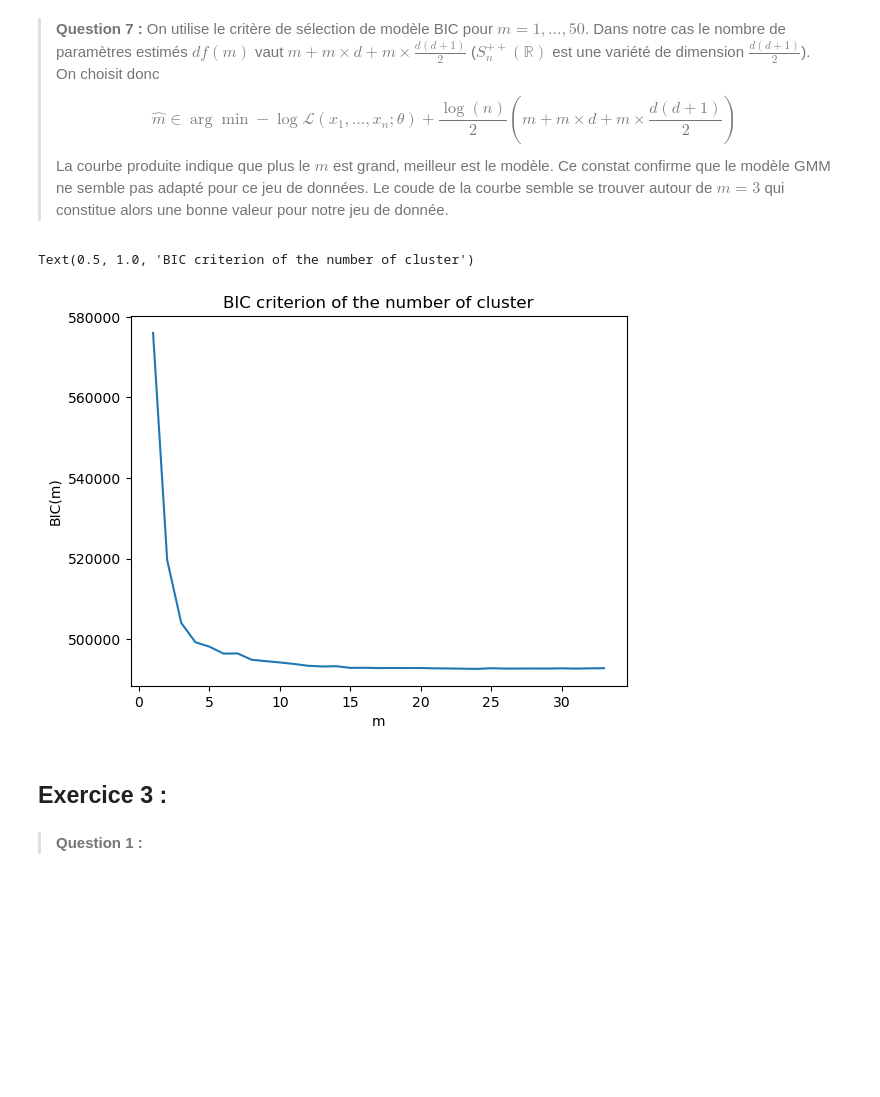
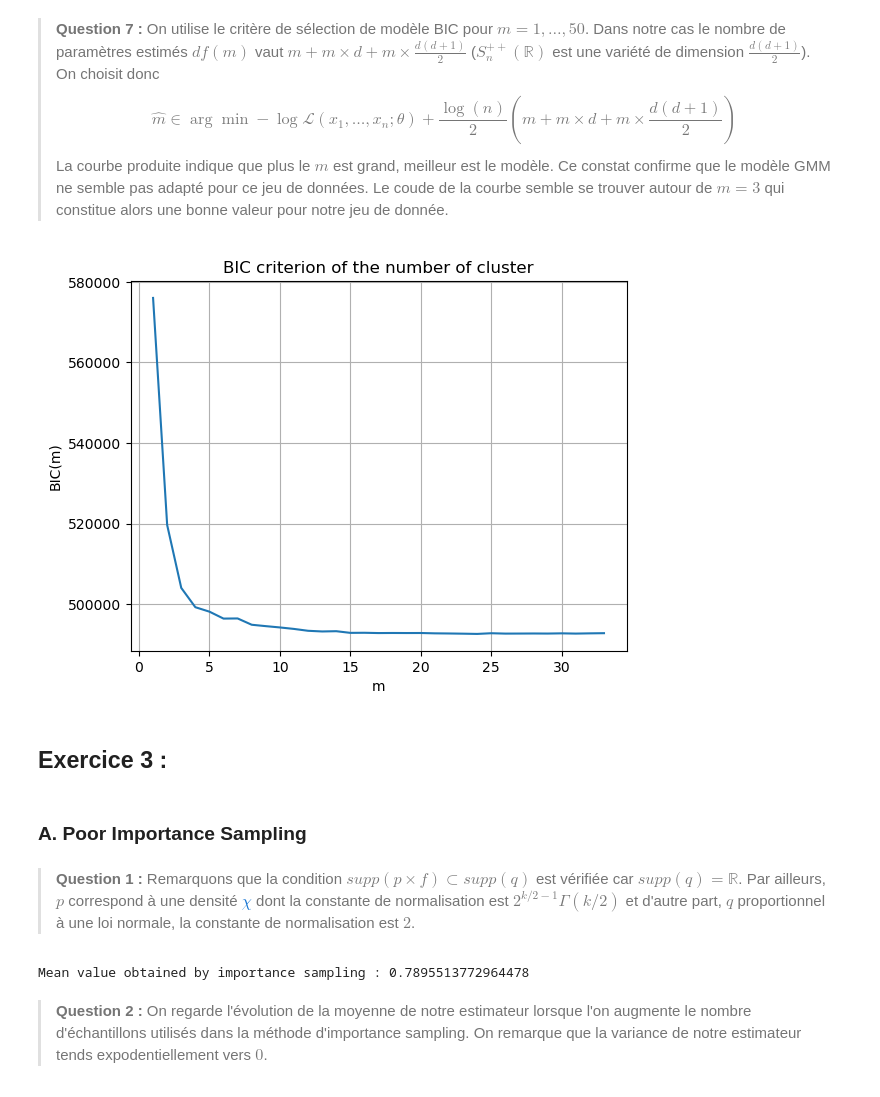
Before and after one commit to abelmaxv/TP-Comp-Stats, a Jupyter notebook: TP2/TP2.ipynb, the cells around one changed output. Drawn from its saved outputs; the diff is of its cells as text; code cells hidden in the pictures; blank space fills up the shorter version.

```diff
--- a/TP2/TP2.ipynb
+++ b/TP2/TP2.ipynb
@@ -73,7 +75,7 @@ où $\mathcal{N}(x | \mu, \Sigma)$ désigne la densité de la loi normale $\math
 # %% [markdown]
 >**Question 2 :**
 # %%
-def sample_GMM(alphas : jnp.ndarray, means : jnp.ndarray, covs: jnp.ndarray, key : jr.PRNGKey) -> jnp.ndarray :
+def sample_GMM(alphas, means, covs, key):
     key1, key2 = jr.split(key)
     m = len(alphas)
     idx = sample_finite(jnp.arange(0,m), alphas, key1)
@@ -263,7 +260,7 @@ On montre en annexe 2 de cette question que les hypothèses de convergence de l'
 # %% [markdown]
 >Dans la suite, on implémente l'algorithme EM et on le teste sur notre jeu de données synthétique. On remarque qu'il est important d'imposer une condition initiale non symétrique par permutation de l'indice $j$, sinon les mises à jour des paramètres restent indépendants de $j$.
 # %%
-def em_GMM(xs : jnp.ndarray, alphas_0 : jnp.ndarray, means_0 : jnp.ndarray, covs_0 : jnp.ndarray, n_iter : int) -> jnp.ndarray:
+def em_GMM(xs, alphas_0, means_0, covs_0, n_iter):
 
     n = xs.shape[0]
 
@@ -513,12 +510,14 @@ for m in tqdm(range(1,51)):
 # %%
 plt.plot(ms, bics)
 plt.xlabel("m")
 plt.ylabel("BIC(m)")
 plt.title("BIC criterion of the number of cluster")
+plt.grid(True)
 # %% [output]
-Text(0.5, 1.0, 'BIC criterion of the number of cluster')
-[figure, old version]
+[figure, new version]
 # %% [markdown]
 ## **Exercice 3 :**
+# %% [markdown]
+### A. Poor Importance Sampling
 # %% [markdown]
->**Question 1 :**
+>**Question 1 :** Remarquons que la condition $supp(p \times f) \subset supp(q)$ est vérifiée car $supp(q) = \mathbb{R}$. Par ailleurs, $p$ correspond à une densité [$\chi$](https://en.wikipedia.org/wiki/Chi_distribution) dont la constante de normalisation est $2^{k/2-1}\Gamma(k/2)$ et d'autre part, $q$ proportionnel à une loi normale, la constante de normalisation est $2$.
@@ -524,0 +543,8 @@ Text(0.5, 1.0, 'BIC criterion of the number of cluster')
+# %%
+key, subkey = jr.split(key)
+mean = importance_sampling(mu, subkey, 10000)
+print(f"Mean value obtained by importance sampling : {mean}")
+# %% [output]
+Mean value obtained by importance sampling : 0.7895513772964478
+# %% [markdown]
+>**Question 2 :** On regarde l'évolution de la moyenne de notre estimateur lorsque l'on augmente le nombre d'échantillons utilisés dans la méthode d'importance sampling. On remarque que la variance de notre estimateur tends expodentiellement vers $0$.
```
Also changed, not shown: parts of 22 cells of this notebook.
